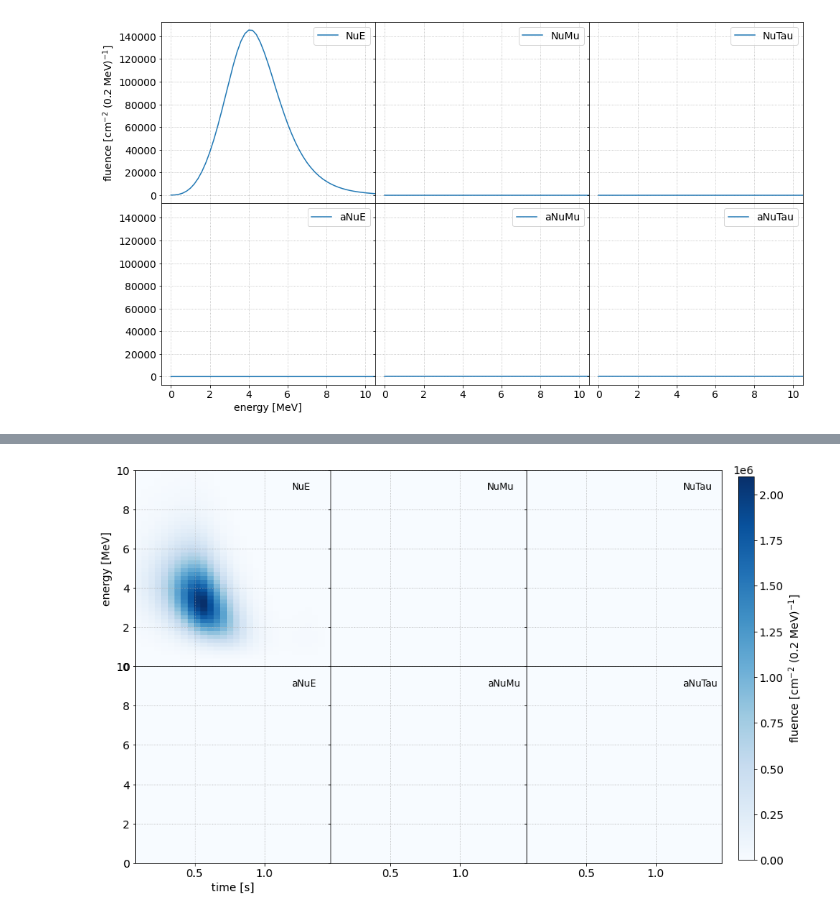
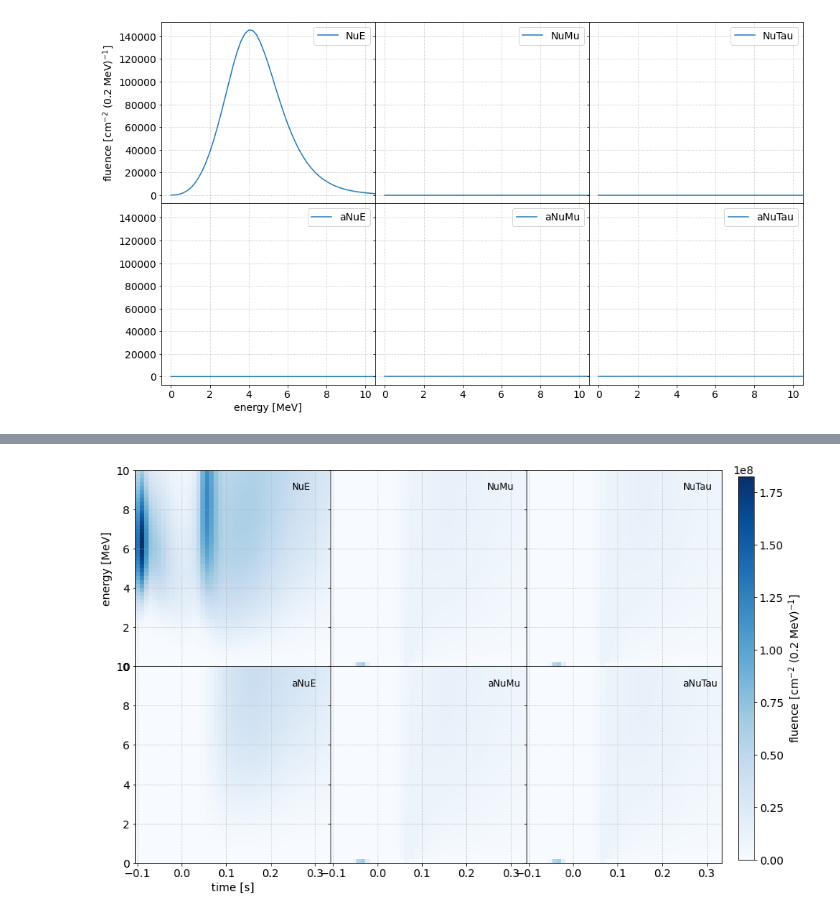
Before and after one commit to SNEWS2/snewpy, a Jupyter notebook: doc/nb/snowglobes_models.ipynb, the cells around one changed output, grey strips where cells are left out. Cells and saved outputs as stored; diff of their text form; code cells hidden in the pictures.

Commit message:
Test Nakazato SNOwGLoBES conversion, looks OK.

```diff
--- a/doc/nb/snowglobes_models.ipynb
+++ b/doc/nb/snowglobes_models.ipynb
@@ -34,15 +35,20 @@ def plot_spectrum(snmodel, time=0.):
     fig.tight_layout()
     return fig
 
-def plot_fluence(snmodel):
+def plot_fluence(snmodel, log=False):
     """Plot the fluence (count/cm2) vs energy and time.
     """
     fig, axes = plt.subplots(2,3, figsize=(14,8), sharex=True, sharey=True,
                              gridspec_kw={'wspace':0, 'hspace':0})
 
+    if log:
+        norm = mpl.colors.LogNorm(vmin=1., vmax=snmodel.fmax)
+    else:
+        norm = mpl.colors.Normalize(vmin=0., vmax=snmodel.fmax)
+
     for ax, (flavor, fl) in zip(axes.flatten(), snmodel.flux.items()):
         im = ax.imshow(fl, extent=[snmodel.time[0], snmodel.time[-1], snmodel.energy[0], snmodel.energy[-1]],
-                       origin='lower', cmap='Blues', vmin=0, vmax=snmodel.fmax,
+                       origin='lower', cmap='Blues', norm=norm,
                        aspect='auto')
         ax.text(0.8,0.9, flavor, fontsize=12, transform=ax.transAxes)
         ax.grid(ls=':')
@@ -132,0 +173,2 @@ fig = plot_spectrum(sn6, time=0.5)
+# %%
+sn7 = SNOwGLoBES('../../models/Nakazato_2013/nakazato-LS220-BH-z0.004-s30.0.SNOformat.tar.bz2')
@@ -133,4 +184,4 @@ fig = plot_spectrum(sn6, time=0.5)
 # %%
-fig = plot_fluence(sn6)
+fig = plot_fluence(sn7)
 # %% [output]
-[figure, old version]
+[figure, new version]
```
Also changed, not shown: parts of 22 cells of this notebook.
